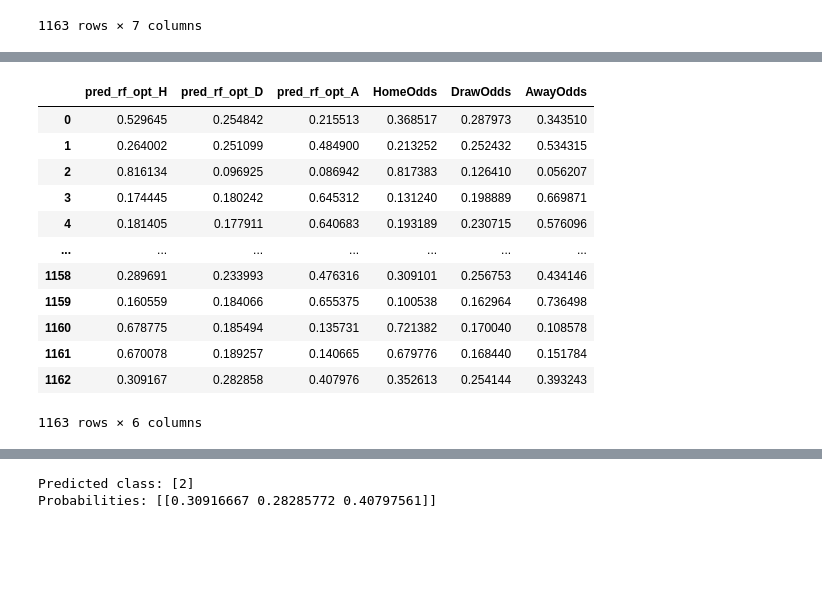
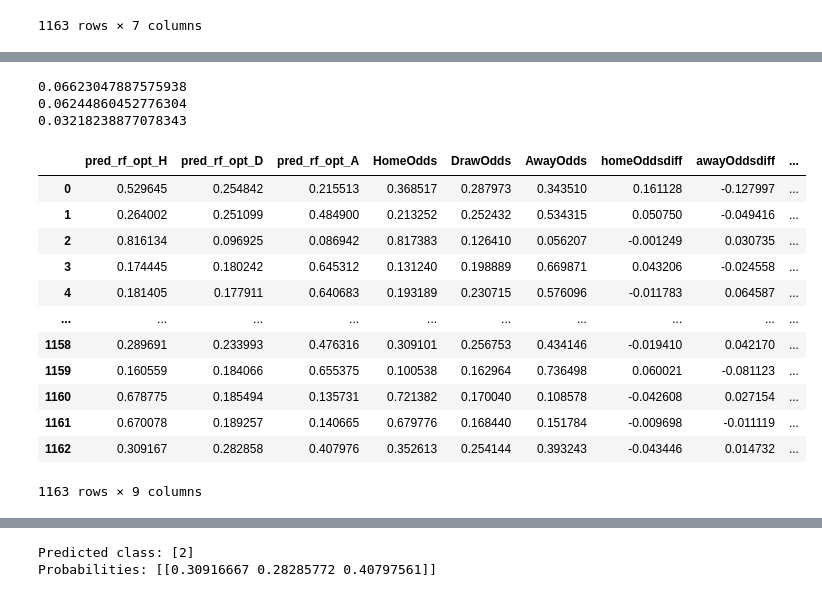
Before and after one commit to projektiox/MachineLearningFootballOutcomes, a Jupyter notebook: ML_dec_tree_football/Github/random_forest_xgboost_footballmatches.ipynb, the cells around one changed output, grey strips where cells are left out. Drawn from its saved outputs; the diff is of its cells as text; code cells hidden in the pictures; blank space fills up the shorter version.

```diff
--- a/ML_dec_tree_football/Github/random_forest_xgboost_footballmatches.ipynb
+++ b/ML_dec_tree_football/Github/random_forest_xgboost_footballmatches.ipynb
@@ -908,18 +903,30 @@ proba_rf_opt_df = pd.DataFrame(proba_rf_opt, columns=['pred_rf_opt_H', 'pred_rf_
 
 proba_rf_opt_df = pd.concat([proba_rf_opt_df.reset_index(drop=True), Features_odds], axis=1)
 # %%
+proba_rf_opt_df['homeOddsdiff'] = proba_rf_opt_df['pred_rf_opt_H'] - proba_rf_opt_df['HomeOdds']
+proba_rf_opt_df['awayOddsdiff'] = proba_rf_opt_df['pred_rf_opt_A'] - proba_rf_opt_df['AwayOdds']
+proba_rf_opt_df['drawOddsdiff'] = proba_rf_opt_df['pred_rf_opt_D'] - proba_rf_opt_df['DrawOdds']
+std_dev_homediff = proba_rf_opt_df['homeOddsdiff'].std()
+std_dev_awaydiff = proba_rf_opt_df['awayOddsdiff'].std()
+std_dev_drawdiff = proba_rf_opt_df['drawOddsdiff'].std()
+print(std_dev_homediff)
+print(std_dev_awaydiff)
+print(std_dev_drawdiff)
 proba_rf_opt_df
 # %% [output]
+0.06623047887575938
+0.06244860452776304
+0.03218238877078343
-|  | pred_rf_opt_H | pred_rf_opt_D | pred_rf_opt_A | HomeOdds | DrawOdds | AwayOdds |
-| 0 | 0.529645 | 0.254842 | 0.215513 | 0.368517 | 0.287973 | 0.343510 |
-| 1 | 0.264002 | 0.251099 | 0.484900 | 0.213252 | 0.252432 | 0.534315 |
-| 2 | 0.816134 | 0.096925 | 0.086942 | 0.817383 | 0.126410 | 0.056207 |
-| 3 | 0.174445 | 0.180242 | 0.645312 | 0.131240 | 0.198889 | 0.669871 |
-| 4 | 0.181405 | 0.177911 | 0.640683 | 0.193189 | 0.230715 | 0.576096 |
-| ... | ... | ... | ... | ... | ... | ... |
-| 1158 | 0.289691 | 0.233993 | 0.476316 | 0.309101 | 0.256753 | 0.434146 |
-| 1159 | 0.160559 | 0.184066 | 0.655375 | 0.100538 | 0.162964 | 0.736498 |
-| 1160 | 0.678775 | 0.185494 | 0.135731 | 0.721382 | 0.170040 | 0.108578 |
-| 1161 | 0.670078 | 0.189257 | 0.140665 | 0.679776 | 0.168440 | 0.151784 |
-| 1162 | 0.309167 | 0.282858 | 0.407976 | 0.352613 | 0.254144 | 0.393243 |
+|  | pred_rf_opt_H | pred_rf_opt_D | pred_rf_opt_A | HomeOdds | DrawOdds | AwayOdds | homeOddsdiff | awayOddsdiff | ... |
+| 0 | 0.529645 | 0.254842 | 0.215513 | 0.368517 | 0.287973 | 0.343510 | 0.161128 | -0.127997 | ... |
+| 1 | 0.264002 | 0.251099 | 0.484900 | 0.213252 | 0.252432 | 0.534315 | 0.050750 | -0.049416 | ... |
+| 2 | 0.816134 | 0.096925 | 0.086942 | 0.817383 | 0.126410 | 0.056207 | -0.001249 | 0.030735 | ... |
+| 3 | 0.174445 | 0.180242 | 0.645312 | 0.131240 | 0.198889 | 0.669871 | 0.043206 | -0.024558 | ... |
+| 4 | 0.181405 | 0.177911 | 0.640683 | 0.193189 | 0.230715 | 0.576096 | -0.011783 | 0.064587 | ... |
+| ... | ... | ... | ... | ... | ... | ... | ... | ... | ... |
+| 1158 | 0.289691 | 0.233993 | 0.476316 | 0.309101 | 0.256753 | 0.434146 | -0.019410 | 0.042170 | ... |
+| 1159 | 0.160559 | 0.184066 | 0.655375 | 0.100538 | 0.162964 | 0.736498 | 0.060021 | -0.081123 | ... |
+| 1160 | 0.678775 | 0.185494 | 0.135731 | 0.721382 | 0.170040 | 0.108578 | -0.042608 | 0.027154 | ... |
+| 1161 | 0.670078 | 0.189257 | 0.140665 | 0.679776 | 0.168440 | 0.151784 | -0.009698 | -0.011119 | ... |
+| 1162 | 0.309167 | 0.282858 | 0.407976 | 0.352613 | 0.254144 | 0.393243 | -0.043446 | 0.014732 | ... |
-1163 rows × 6 columns
+1163 rows × 9 columns
```
Also changed, not shown: parts of 26 cells of this notebook, 3 other files.
